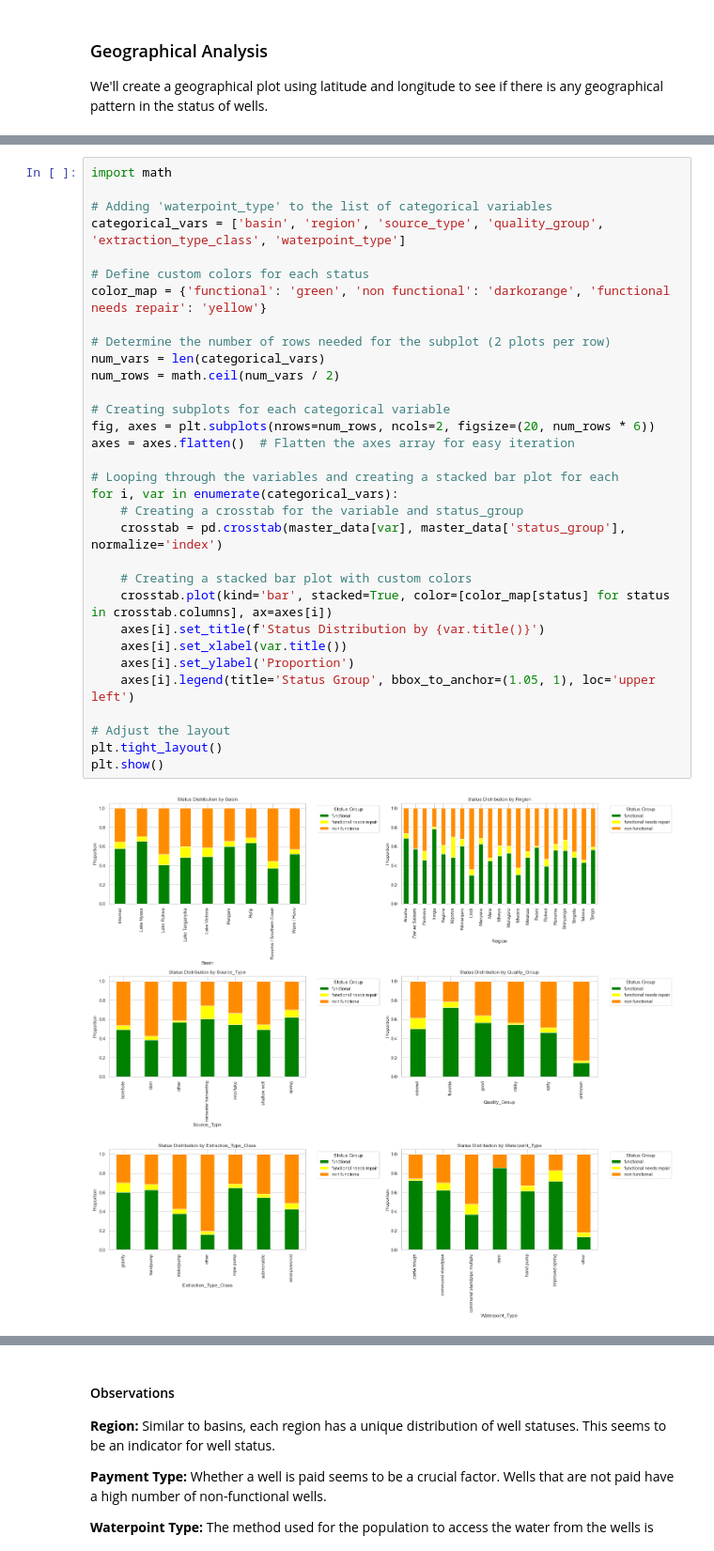
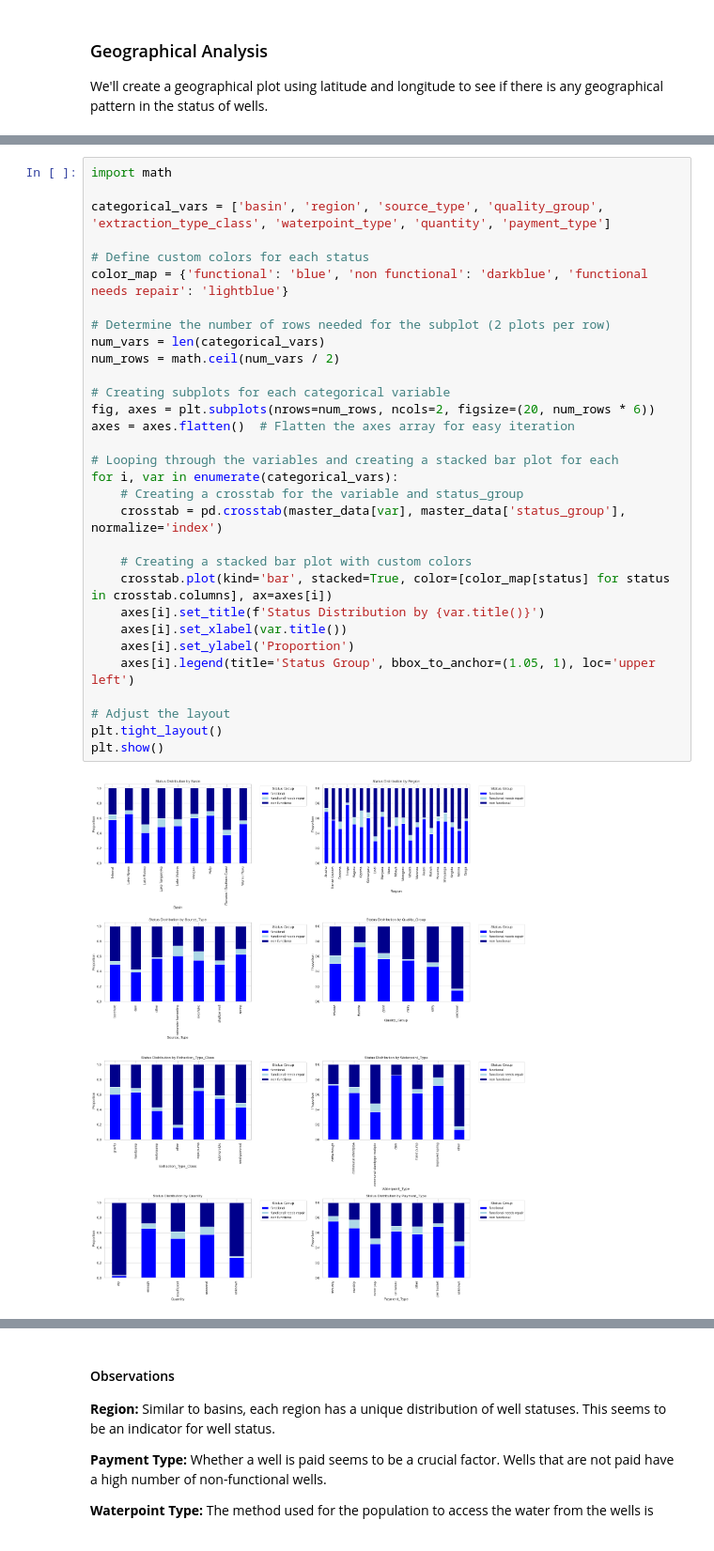
Before and after one commit to GoknurK/Tanzania-Water-Wells-Status-Prediction, a Jupyter notebook: well_detection_ML_algorithms.ipynb, the cells around one changed output, grey strips where cells are left out. Shown at 94% size. Cells and saved outputs as stored; diff of their text form.

```diff
--- a/well_detection_ML_algorithms.ipynb
+++ b/well_detection_ML_algorithms.ipynb
@@ -625,34 +522,33 @@ We'll explore the relationships between categorical variables ('basin', 'region'
 # %%
 import math
 
-# Adding 'waterpoint_type' to the list of categorical variables
-categorical_vars = ['basin', 'region', 'source_type', 'quality_group', 'extraction_type_class', 'waterpoint_type']
+categorical_vars = ['basin', 'region', 'source_type', 'quality_group', 'extraction_type_class', 'waterpoint_type', 'quantity', 'payment_type']
 
 # Define custom colors for each status
-color_map = {'functional': 'green', 'non functional': 'darkorange', 'functional needs repair': 'yellow'}
+color_map = {'functional': 'blue', 'non functional': 'darkblue', 'functional needs repair': 'lightblue'}
 
 # Determine the number of rows needed for the subplot (2 plots per row)
 num_vars = len(categorical_vars)
 num_rows = math.ceil(num_vars / 2)
 
 # Creating subplots for each categorical variable
 fig, axes = plt.subplots(nrows=num_rows, ncols=2, figsize=(20, num_rows * 6))
 axes = axes.flatten()  # Flatten the axes array for easy iteration
 
 # Looping through the variables and creating a stacked bar plot for each
 for i, var in enumerate(categorical_vars):
     # Creating a crosstab for the variable and status_group
     crosstab = pd.crosstab(master_data[var], master_data['status_group'], normalize='index')
 
     # Creating a stacked bar plot with custom colors
     crosstab.plot(kind='bar', stacked=True, color=[color_map[status] for status in crosstab.columns], ax=axes[i])
     axes[i].set_title(f'Status Distribution by {var.title()}')
     axes[i].set_xlabel(var.title())
     axes[i].set_ylabel('Proportion')
     axes[i].legend(title='Status Group', bbox_to_anchor=(1.05, 1), loc='upper left')
 
 # Adjust the layout
 plt.tight_layout()
 plt.show()
 # %% [output]
-[figure, old version]
+[figure, new version]
```
Also changed, not shown: parts of 34 cells of this notebook, 7 other files.
